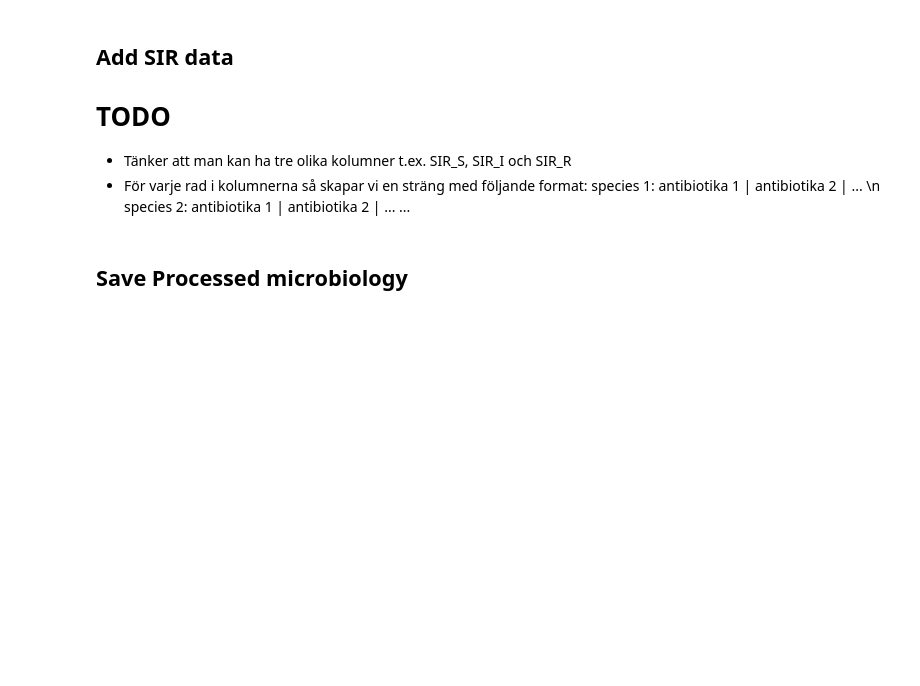
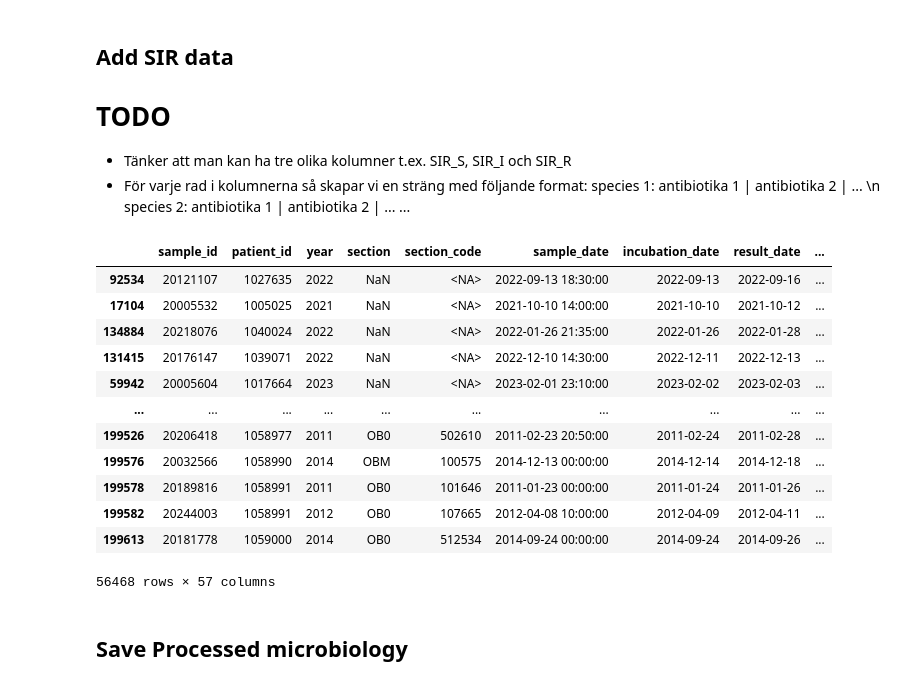
Before and after one commit to ErikRydengard/BSI, a Jupyter notebook: notebooks/01-microbiology.ipynb, the cells around one changed output. Saved outputs shown, nothing was run; the diff lists cells and outputs as text; code cells hidden in the pictures; blank space fills up the shorter version.

```diff
--- a/notebooks/01-microbiology.ipynb
+++ b/notebooks/01-microbiology.ipynb
@@ -314,6 +383,22 @@ print('rader: ', casefinding_with_episodes_dedub.shape[0])
     species 1: antibiotika 1 | antibiotika 2 | ... \n
     species 2: antibiotika 1 | antibiotika 2 | ...
     ...
+# %%
+casefinding_with_episodes_dedub
+# %% [output]
+|  | sample_id | patient_id | year | section | section_code | sample_date | incubation_date | result_date | ... |
+| 92534 | 20121107 | 1027635 | 2022 | NaN | <NA> | 2022-09-13 18:30:00 | 2022-09-13 | 2022-09-16 | ... |
+| 17104 | 20005532 | 1005025 | 2021 | NaN | <NA> | 2021-10-10 14:00:00 | 2021-10-10 | 2021-10-12 | ... |
+| 134884 | 20218076 | 1040024 | 2022 | NaN | <NA> | 2022-01-26 21:35:00 | 2022-01-26 | 2022-01-28 | ... |
+| 131415 | 20176147 | 1039071 | 2022 | NaN | <NA> | 2022-12-10 14:30:00 | 2022-12-11 | 2022-12-13 | ... |
+| 59942 | 20005604 | 1017664 | 2023 | NaN | <NA> | 2023-02-01 23:10:00 | 2023-02-02 | 2023-02-03 | ... |
+| ... | ... | ... | ... | ... | ... | ... | ... | ... | ... |
+| 199526 | 20206418 | 1058977 | 2011 | OB0 | 502610 | 2011-02-23 20:50:00 | 2011-02-24 | 2011-02-28 | ... |
+| 199576 | 20032566 | 1058990 | 2014 | OBM | 100575 | 2014-12-13 00:00:00 | 2014-12-14 | 2014-12-18 | ... |
+| 199578 | 20189816 | 1058991 | 2011 | OB0 | 101646 | 2011-01-23 00:00:00 | 2011-01-24 | 2011-01-26 | ... |
+| 199582 | 20244003 | 1058991 | 2012 | OB0 | 107665 | 2012-04-08 10:00:00 | 2012-04-09 | 2012-04-11 | ... |
+| 199613 | 20181778 | 1059000 | 2014 | OB0 | 512534 | 2014-09-24 00:00:00 | 2014-09-24 | 2014-09-26 | ... |
+56468 rows × 57 columns
 # %% [markdown]
 ## Save Processed microbiology
 # %%
```
Also changed, not shown: parts of 13 cells of this notebook, 12 other files.
